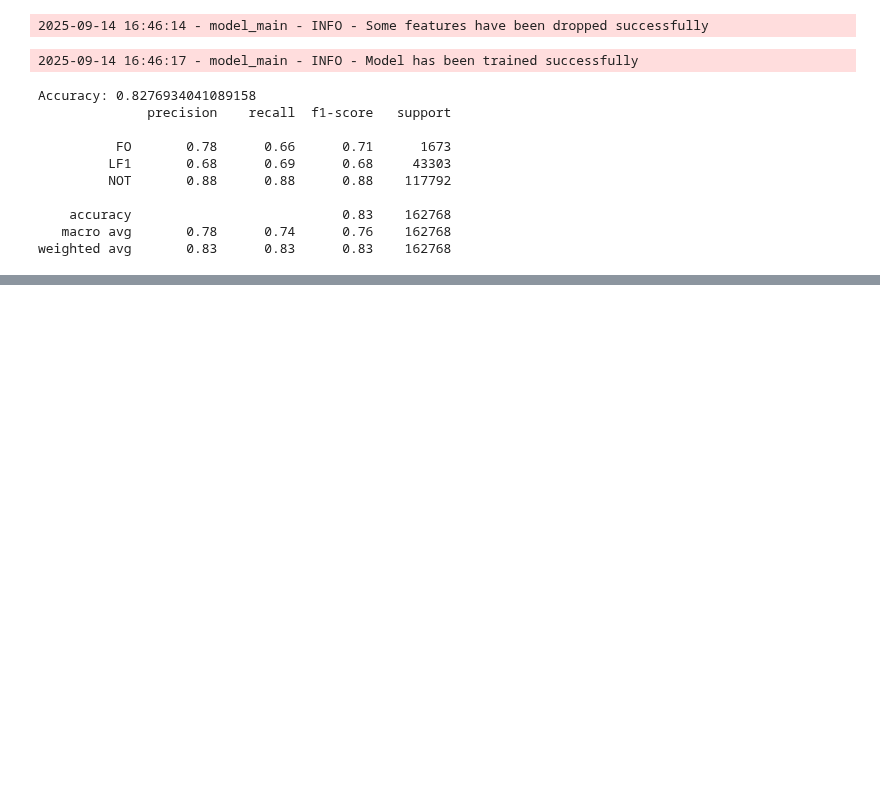
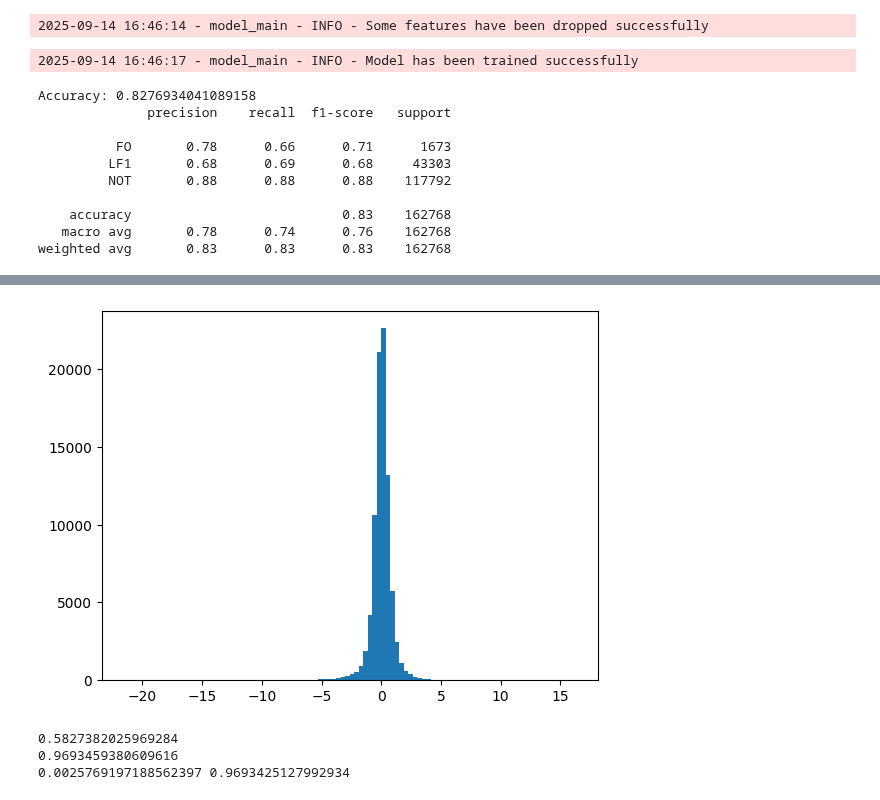
Before and after one commit to SHSMJ200/Bargh_ML, a Jupyter notebook: src/models/jas_test.ipynb, the cells around one changed output, grey strips where cells are left out. Drawn from its saved outputs; the diff is of its cells as text; code cells hidden in the pictures; blank space fills up the shorter version.

```diff
--- a/src/models/jas_test.ipynb
+++ b/src/models/jas_test.ipynb
@@ -260,0 +375,18 @@ weighted avg       0.83      0.83      0.83    162768
+# %%
+_ = plt.hist(y_diff, bins = 100)
+# %% [output]
+[figure, added]
+# %%
+import numpy as np
+
+mae = np.mean(np.abs(y_diff))
+
+rmse = np.sqrt(np.mean(y_diff**2))
+
+print(mae)
+print(rmse)
+print(np.mean(y_diff), np.std(y_diff))
+# %% [output]
+0.5827382025969284
+0.9693459380609616
+0.0025769197188562397 0.9693425127992934
```
Also changed, not shown: parts of 29 cells of this notebook, 5 other files.
